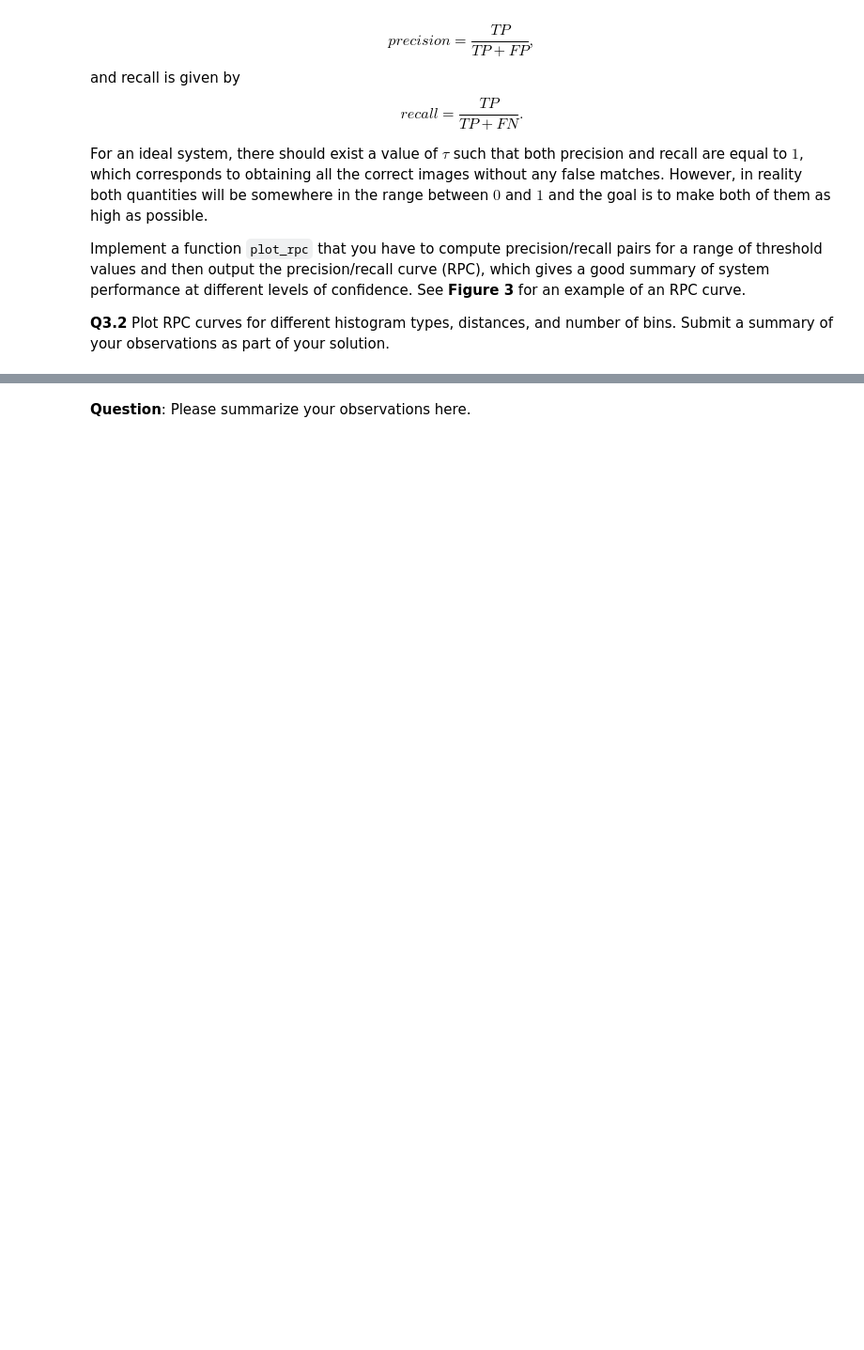
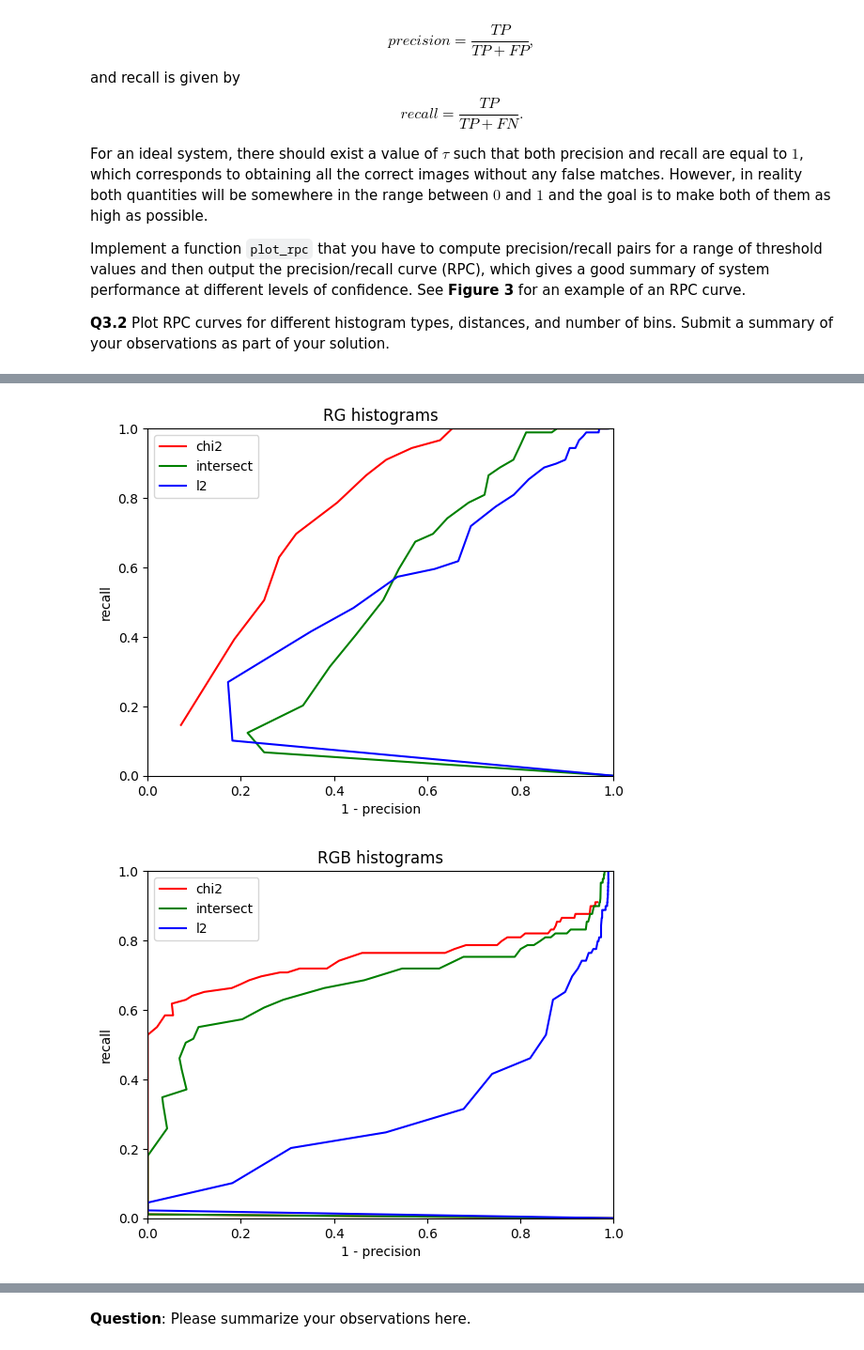
Before and after one commit to MoidHuda/HLCV_53, a Jupyter notebook: Assignment_1/exercise-1-Part1.ipynb, the cells around one changed output, grey strips where cells are left out. Shown at 94% size. Cells and saved outputs as stored; diff of their text form; code cells hidden in the pictures; blank space fills up the shorter version.

```diff
--- a/Assignment_1/exercise-1-Part1.ipynb
+++ b/Assignment_1/exercise-1-Part1.ipynb
@@ -646,8 +684,20 @@ def plot_rpc(D, plot_color):
     # Hint: In order to make the evaluation faster, think what threshold values are interesting to be evaluated.
     # Feel free to use numpy operators such as my_array.sum(), my_array.trace() or boolean operators such as
     # (my_array > my_value) to apply operations at scale, instead of iterating cell-by-cell with loops.
+    for threshold in thresholds:
+        # Compute the number of true positives, false positives, and false negatives
+        tp = np.sum((D < threshold) & (np.arange(D.shape[0])[:, None] == np.arange(D.shape[1])))
+        fp = np.sum((D < threshold) & (np.arange(D.shape[0])[:, None] != np.arange(D.shape[1])))
+        fn = np.sum((D >= threshold) & (np.arange(D.shape[0])[:, None] == np.arange(D.shape[1])))
 
-    # Your code here
+        # Compute precision and recall
+        precision.append(tp / (tp + fp + 1e-10))
+        recall.append(tp / (tp + fn + 1e-10))
+
+    # Plot the precision and recall values
+    plt.plot(1 - np.array(precision), recall, plot_color)
+    plt.axis([0, 1, 0, 1])
+
     # Fill the precision and recall values for different thresolds and plot them with plt.plot()
     ############################################
 
@@ -660,30 +710,33 @@ def compare_dist_rpc(model_images, query_images, dist_types, hist_type, num_bins
         plt.xlabel('1 - precision')
         plt.ylabel('recall')
         plt.legend(dist_types, loc='best')
 
 
 # The following code is used for evaluation.
 with open('./data/exercise-1/model.txt') as fp:
     model_images = fp.readlines()
 model_images = [x.strip() for x in model_images]
 
 with open('./data/exercise-1/query.txt') as fp:
     query_images = fp.readlines()
 query_images = [x.strip() for x in query_images]
 
 eval_num_bins = 20
 
 plt.figure()
 compare_dist_rpc(model_images, query_images, ['chi2', 'intersect', 'l2'], 'rg', eval_num_bins, ['r', 'g', 'b'])
 plt.title('RG histograms')
 plt.show()
 
 plt.figure()
 compare_dist_rpc(model_images, query_images, ['chi2', 'intersect', 'l2'], 'rgb', eval_num_bins, ['r', 'g', 'b'])
 plt.title('RGB histograms')
 plt.show()
 
 plt.figure()
 compare_dist_rpc(model_images, query_images, ['chi2', 'intersect', 'l2'], 'dxdy', eval_num_bins, ['r', 'g', 'b'])
 plt.title('dx/dy histograms')
 plt.show()
+# %% [output]
+[figure, added]
+[figure, added]
```
Also changed, not shown: parts of 9 cells of this notebook.
